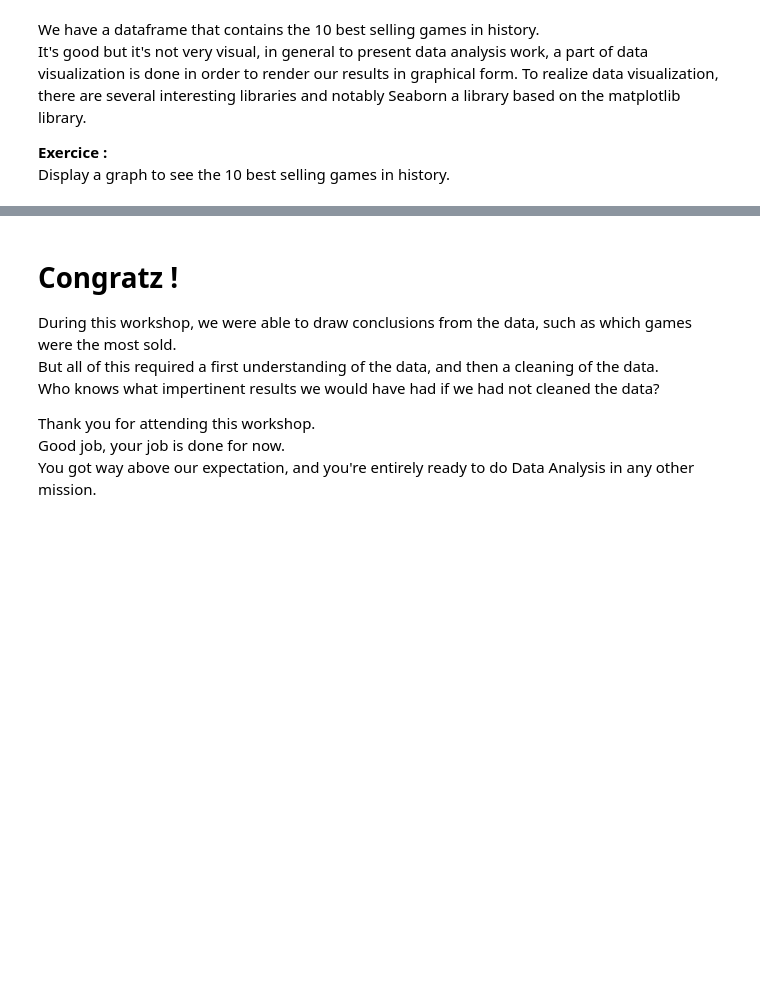
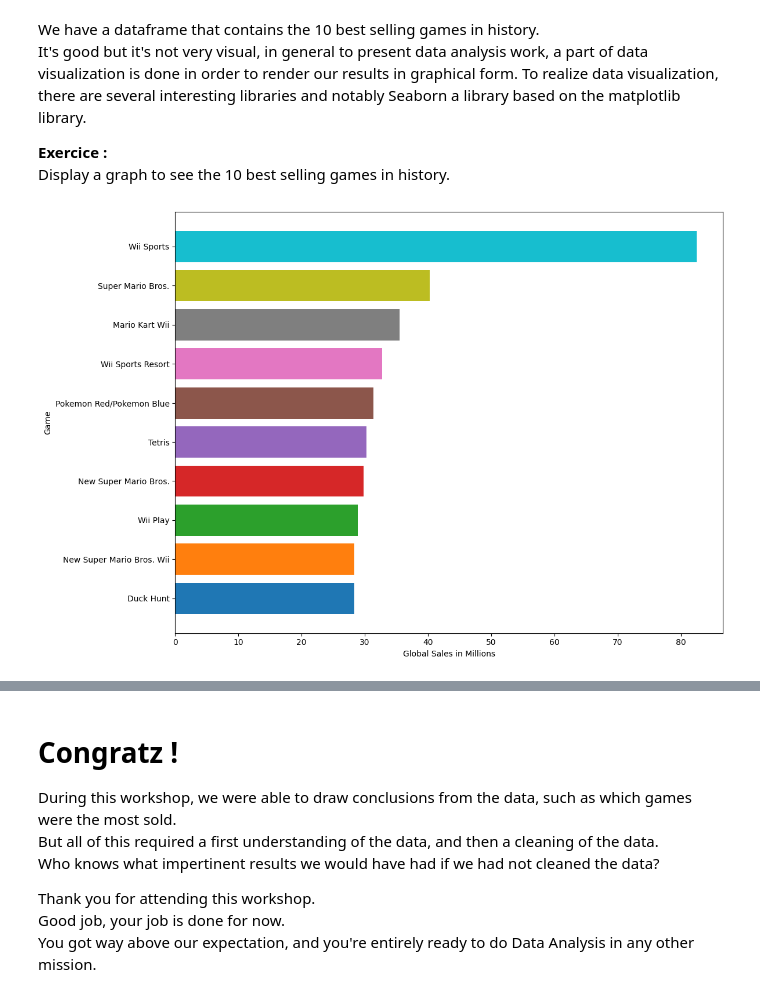
Before and after one commit to PoC-Community/ia-pandas-MaoKoro, a Jupyter notebook: 2.video_games_data_visualisation.ipynb, the cells around one changed output, grey strips where cells are left out. Saved outputs shown, nothing was run; the diff lists cells and outputs as text; code cells hidden in the pictures; blank space fills up the shorter version.

```diff
--- a/2.video_games_data_visualisation.ipynb
+++ b/2.video_games_data_visualisation.ipynb
@@ -298,4 +298,5 @@
 
 print('Before ', df.shape)
 # code here ->
+df = df.dropna(axis=0, subset=['Name'])
 print('After ', df.shape)
@@ -311,4 +315,5 @@
 
 print('Before ', df.shape)
 # code here ->
+df = df.dropna(axis=0, subset=['Year_of_Release'])
 print('After ', df.shape)
@@ -324,6 +332,7 @@
 
 print('Before ', df.shape)
 # code here ->
+df = df.dropna(axis=0, subset=['Publisher'])
 print('After ', df.shape)
 print('-'*20)
 print(df.isna().sum())
@@ -366,7 +403,17 @@ To realize data visualization, there are several interesting libraries and notab
 **Exercice :**\
 Display a graph to see the 10 best selling games in history.
 # %%
-# Graph top 10 games by global sales.
+# Graph top 10 games by global sales and annotation
+top_10_selling_games = df.nlargest(10, 'Global_Sales').sort_values(by='Global_Sales', ascending=True)[['Name', 'Global_Sales']]
+colors = sns.color_palette()
+plt.figure(figsize=(12, 8))
+plt.barh(top_10_selling_games['Name'], top_10_selling_games['Global_Sales'], color=colors)
+plt.xlabel('Global Sales in Millions')
+plt.ylabel('Game')
+plt.tight_layout()
+plt.show()
+# %% [output]
+[figure, added]
 # %% [markdown]
 **Expected output:**\
 <img src="./image/graph.png"/>
```
Also changed, not shown: parts of 4 cells of this notebook.
